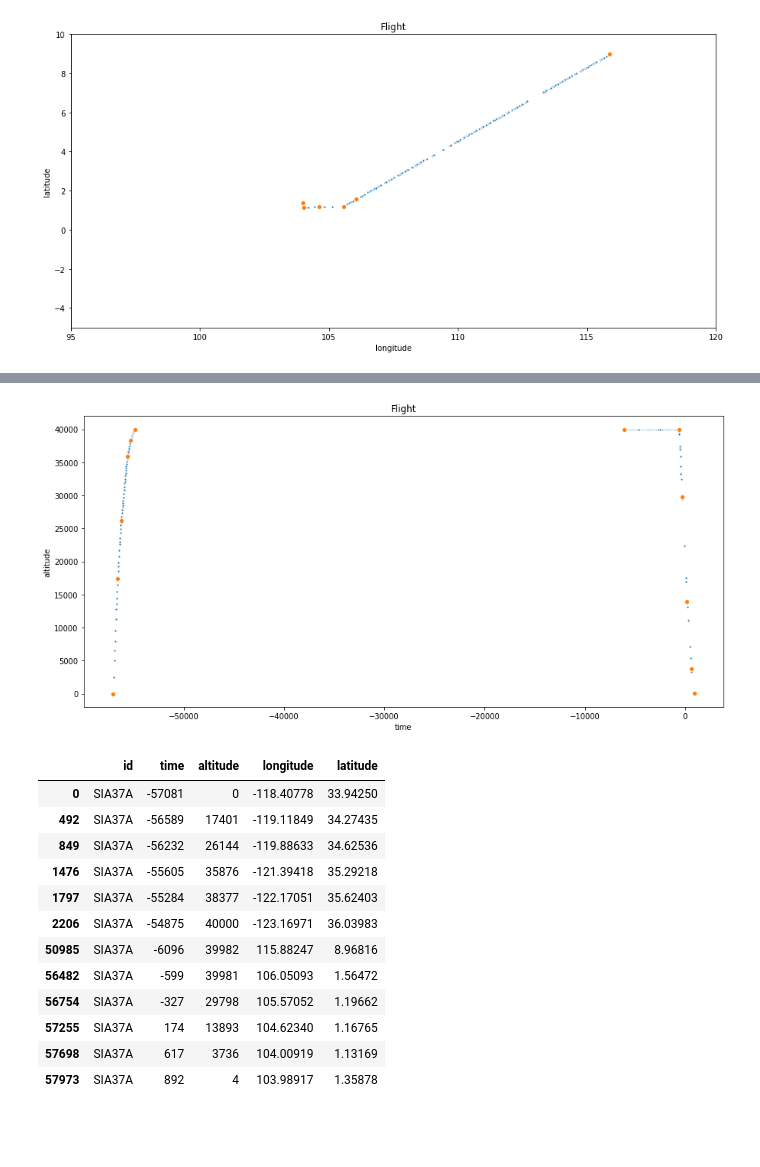
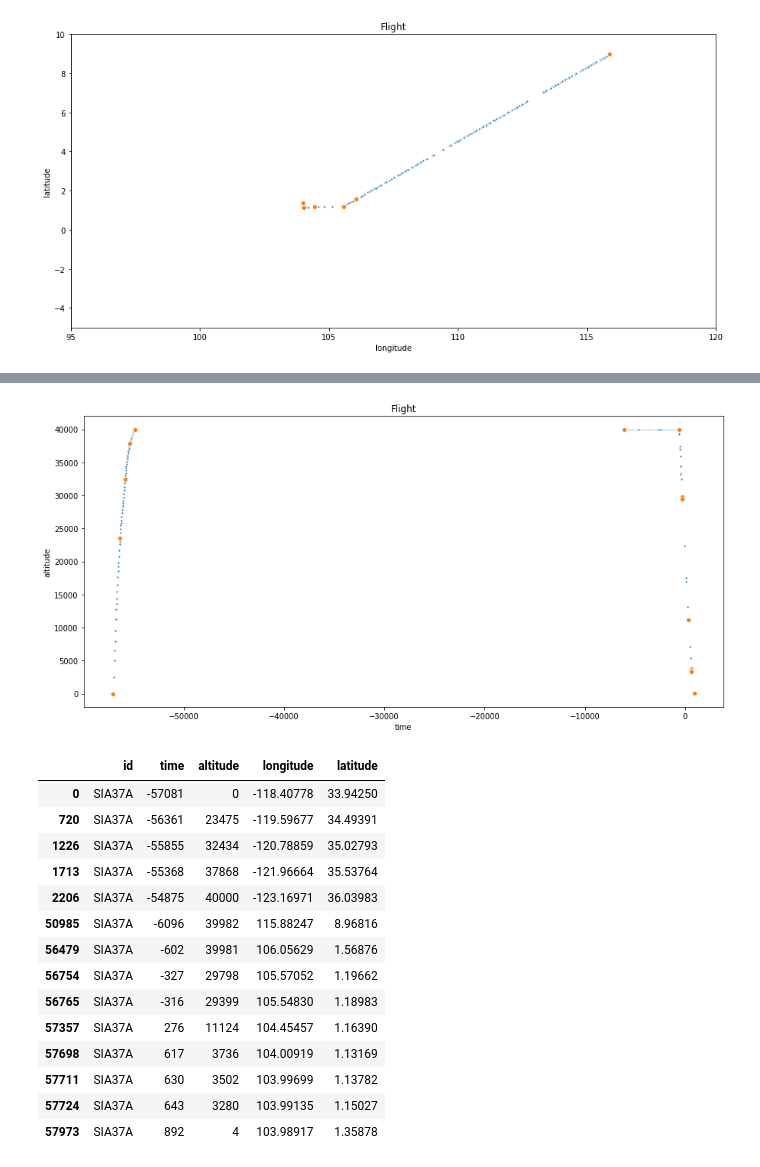
Before and after one commit to michaschultz/mobileSector, a Jupyter notebook: msdata/prepareFIR.ipynb, the cells around one changed output, grey strips where cells are left out. Cells and saved outputs as stored; diff of their text form; code cells hidden in the pictures; blank space fills up the shorter version.

```diff
--- a/msdata/prepareFIR.ipynb
+++ b/msdata/prepareFIR.ipynb
@@ -52,9 +70,9 @@ header = ""
 oldId = ""
 csv = ""
 
-df_simple_01 = ""
-df_simple_02 = ""
-df_simple_03 = ""
+
+dfs = ""
+dfs_raw = ""
 
 
 with lzma.open("c:\\Users\\mschultz\\Downloads\\t_future_flas_360_ats_01.csv.xz", mode='rt', encoding='utf-8') as file:
@@ -66,15 +84,26 @@ with lzma.open("c:\\Users\\mschultz\\Downloads\\t_future_flas_360_ats_01.csv.xz"
                 # print(csv)
                 csvStringIO = StringIO(csv)
                 df = pd.read_csv(csvStringIO, sep=",", header=None, names=header.split(sep=","))
-                # print(df)
+
+                # create a reference set
                 pos = df[['latitude','longitude']].to_numpy()
-                anchors = RDP.simplify(pos, .00001, [0, len(pos)-1])
-                df_simple_01 = df.loc[anchors]
+                dfs_raw = df.loc[RDP.simplify(pos, 0.00001, [0, len(pos)-1])]
+
+
+                # simplify altitudes first, 25ft
+                pos = df[['time','altitude']].to_numpy()
+                anchors = RDP.simplify(pos, 25, anchors)
+                dfs = df.loc[anchors]
+
+                # next step is simplify for distances, 200m
+                # 0°: 1° => 111,13 km
+                # 60°: 1° => 55,57 km
+                # 0.003° set as equivalent for 200m
+                pos = df[['latitude','longitude']].to_numpy()
+                anchors = RDP.simplify(pos, .003, [0, len(pos)-1])
+                dfs = df.loc[anchors]
                 anchors = RDP.simplify(pos, .1, [0, len(pos)-1])
 
-                pos = df[['time','altitude']].to_numpy()
-                anchors = RDP.simplify(pos, 50, anchors)
-                df_simple_02 = df.loc[anchors]
                 break
             elif(n == 0):
                 # add header without \\\ at the end
@@ -83,9 +112,6 @@ with lzma.open("c:\\Users\\mschultz\\Downloads\\t_future_flas_360_ats_01.csv.xz"
             n += 1
         csv += str(line)
 
-
-
-
         oldId = id
 # %% [output]
 ['id', 'time', 'altitude', 'longitude', 'latitude']
@@ -138,49 +170,51 @@ df_simple_02
 # %%
 import pandas as pd
 import seaborn as sns
 from matplotlib import pyplot as plt
 %matplotlib inline
 
 plt.figure(figsize=(15, 7))
 
 chart = sns.lineplot(
     x="time",
     y="altitude",
     marker = '.',
     linestyle='',
-    data=df_simple_01
+    data=dfs_raw
 ).set_title('Flight')
 
 chart = sns.lineplot(
     x="time",
     y="altitude",
     marker = 'o',
     linestyle='',
-    data=df_simple_02
+    data=dfs
 ).set_title('Flight')
 
 # plt.xlim(95,120)
 # plt.ylim(-5,10)
 
 plt.show()
 # %% [output]
-[figure, old version]
+[figure, new version]
 # %%
-df_simple_02
+dfs
 
 # resample https://kanoki.org/2020/04/14/resample-and-interpolate-time-series-data/
 # https://stackoverflow.com/questions/41854578/using-pandas-dataframe-interpolate-to-add-rows-to-dataframe#comment70893217_41854682
 # %% [output]
 |  | id | time | altitude | longitude | latitude |
 | 0 | SIA37A | -57081 | 0 | -118.40778 | 33.94250 |
-| 492 | SIA37A | -56589 | 17401 | -119.11849 | 34.27435 |
-| 849 | SIA37A | -56232 | 26144 | -119.88633 | 34.62536 |
-| 1476 | SIA37A | -55605 | 35876 | -121.39418 | 35.29218 |
-| 1797 | SIA37A | -55284 | 38377 | -122.17051 | 35.62403 |
+| 720 | SIA37A | -56361 | 23475 | -119.59677 | 34.49391 |
+| 1226 | SIA37A | -55855 | 32434 | -120.78859 | 35.02793 |
+| 1713 | SIA37A | -55368 | 37868 | -121.96664 | 35.53764 |
 | 2206 | SIA37A | -54875 | 40000 | -123.16971 | 36.03983 |
 | 50985 | SIA37A | -6096 | 39982 | 115.88247 | 8.96816 |
-| 56482 | SIA37A | -599 | 39981 | 106.05093 | 1.56472 |
+| 56479 | SIA37A | -602 | 39981 | 106.05629 | 1.56876 |
 | 56754 | SIA37A | -327 | 29798 | 105.57052 | 1.19662 |
-| 57255 | SIA37A | 174 | 13893 | 104.62340 | 1.16765 |
+| 56765 | SIA37A | -316 | 29399 | 105.54830 | 1.18983 |
+| 57357 | SIA37A | 276 | 11124 | 104.45457 | 1.16390 |
 | 57698 | SIA37A | 617 | 3736 | 104.00919 | 1.13169 |
+| 57711 | SIA37A | 630 | 3502 | 103.99699 | 1.13782 |
+| 57724 | SIA37A | 643 | 3280 | 103.99135 | 1.15027 |
 | 57973 | SIA37A | 892 | 4 | 103.98917 | 1.35878 |
```
Also changed, not shown: parts of 6 cells of this notebook, 1 other file.
